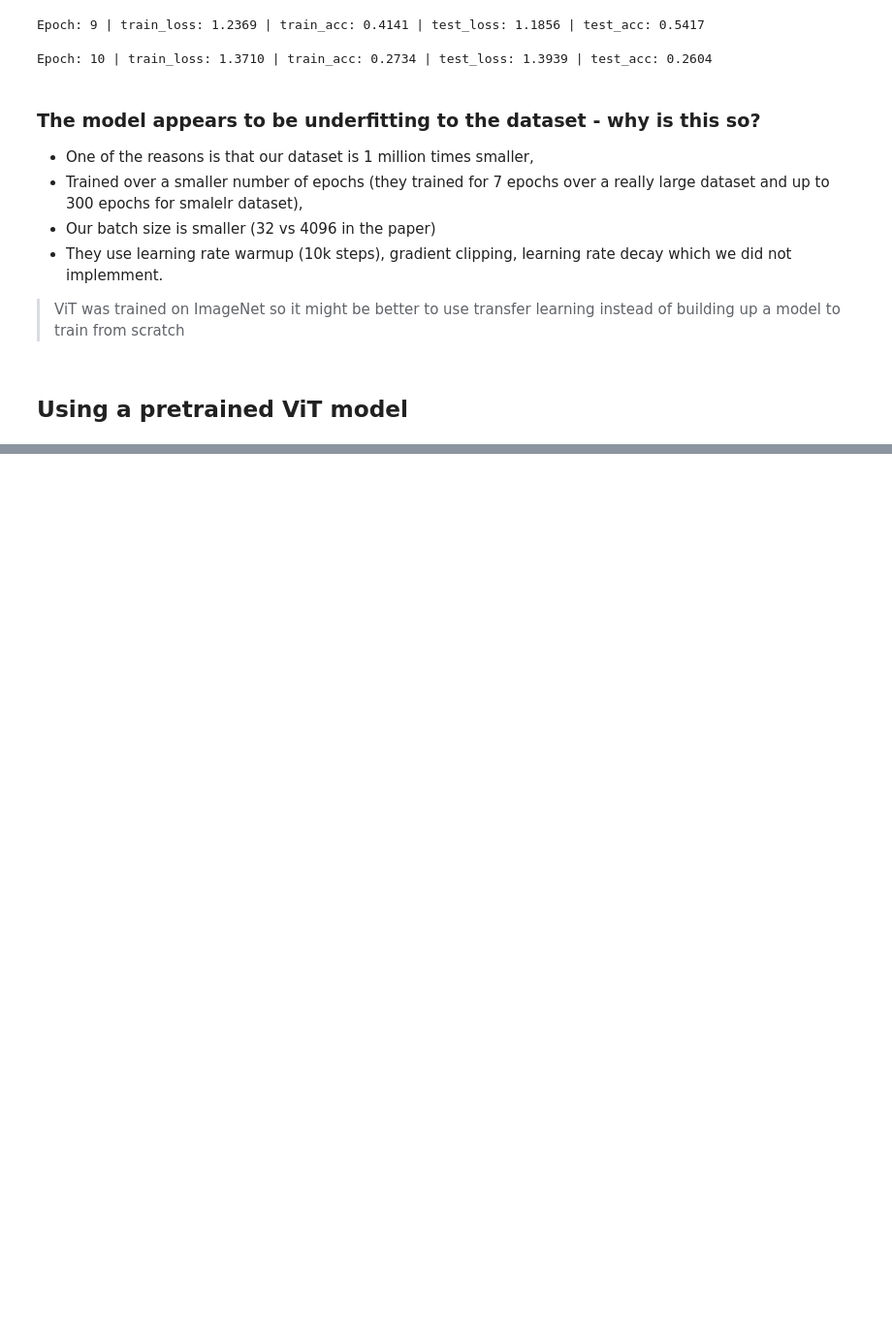
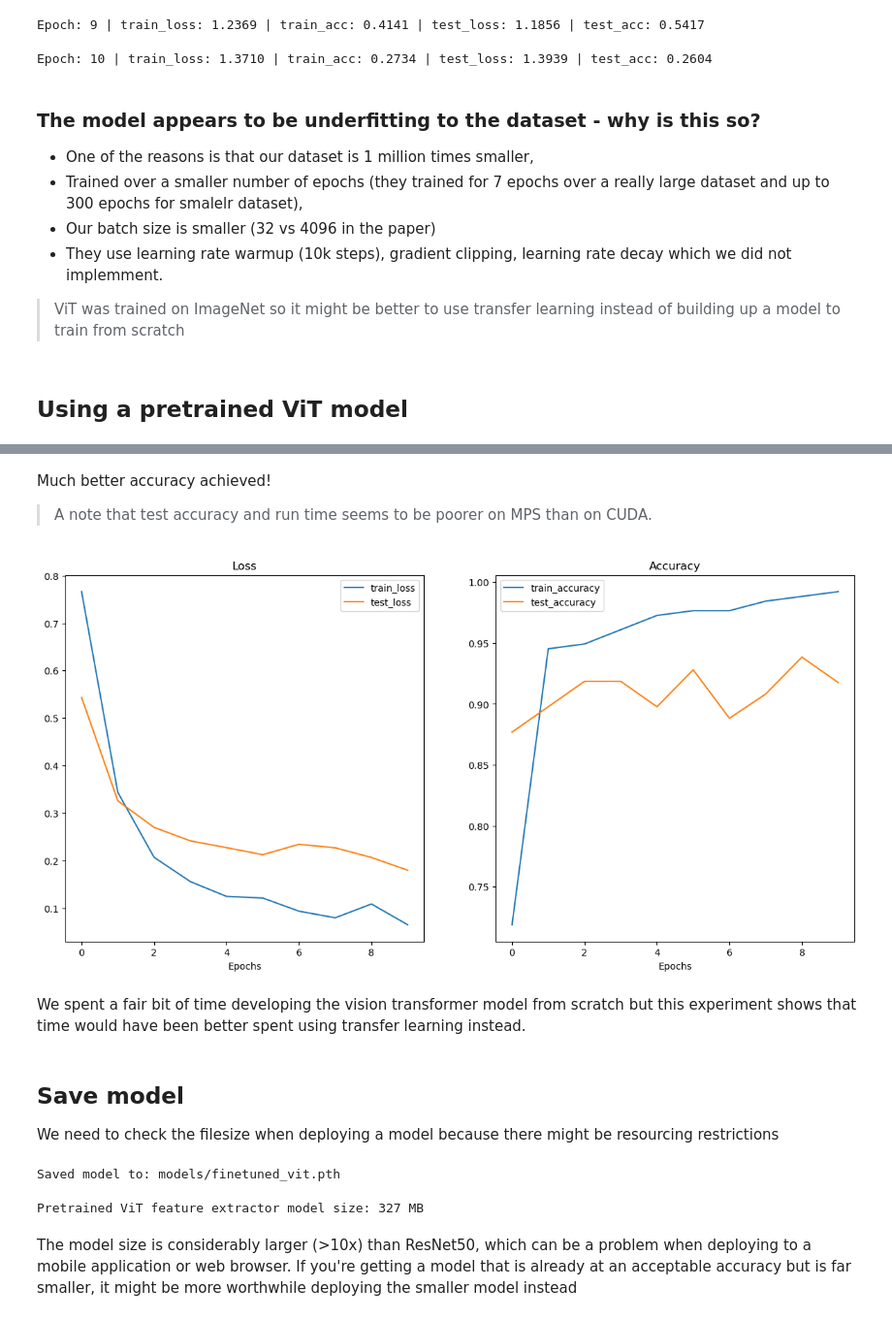
Before and after one commit to tituslhy/symmetrical-octo-spork, a Jupyter notebook: Notebooks/8. Paper_Replicating.ipynb, the cells around one changed output, grey strips where cells are left out. Shown at 97% size. Drawn from its saved outputs; the diff is of its cells as text; code cells hidden in the pictures; blank space fills up the shorter version.

Commit message:
finetuned pretrained ViT

```diff
--- a/Notebooks/8. Paper_Replicating.ipynb
+++ b/Notebooks/8. Paper_Replicating.ipynb
@@ -770,0 +816,3 @@ pretrained_weights = torchvision.models.ViT_B_16_Weights.DEFAULT
+# %%
+vit_transforms = pretrained_weights.transforms()
+vit_transforms
@@ -770,0 +827,28 @@ pretrained_weights = torchvision.models.ViT_B_16_Weights.DEFAULT
+# %%
+#Setup dataloaders
+train_dataloader_v2, test_dataloader_v2, class_names = data_setup.create_dataloaders(
+    train_dir = train_dir,
+    test_dir = test_dir,
+    transform = vit_transforms,
+    batch_size = BATCH_SIZE #we can setup a higher batch size because there are less weight updates
+)
+# %%
+#Train feature extractor ViT model
+
+torch.manual_seed(SEED)
+torch.mps.manual_seed(SEED)
+
+optimizer2 = torch.optim.Adam(
+    vit2.parameters(),
+    lr = LR
+)
+
+results2 = engine.train(
+    model = vit2.to(device),
+    train_dataloader = train_dataloader_v2,
+    test_dataloader = test_dataloader_v2,
+    epochs = EPOCHS,
+    optimizer = optimizer2,
+    loss_fn = loss_fn,
+    device = device
+)
@@ -770,0 +866,30 @@ pretrained_weights = torchvision.models.ViT_B_16_Weights.DEFAULT
+# %% [markdown]
+Much better accuracy achieved!
+> A note that test accuracy and run time seems to be poorer on MPS than on CUDA.
+# %%
+# Plot loss curves
+plot_loss_curves(results2)
+# %% [output]
+[figure, added]
+# %% [markdown]
+We spent a fair bit of time developing the vision transformer model from scratch but this experiment shows that time would have been better spent using transfer learning instead.
+# %% [markdown]
+## Save model
+We need to check the filesize when deploying a model because there might be resourcing restrictions
+# %%
+from going_modular.utils import save_model
+
+save_model(model = vit2,
+           root_dir = "models",
+           model_name = "finetuned_vit.pth")
+# %% [output]
+Saved model to: models/finetuned_vit.pth
+# %%
+from pathlib import Path
+
+model_size = Path("models/finetuned_vit.pth").stat().st_size // (1024*1024)
+print(f"Pretrained ViT feature extractor model size: {model_size} MB")
+# %% [output]
+Pretrained ViT feature extractor model size: 327 MB
+# %% [markdown]
+The model size is considerably larger (>10x) than ResNet50, which can be a problem when deploying to a mobile application or web browser. If you're getting a model that is already at an acceptable accuracy but is far smaller, it might be more worthwhile deploying the smaller model instead
```
Also changed, not shown: parts of 5 cells of this notebook.
